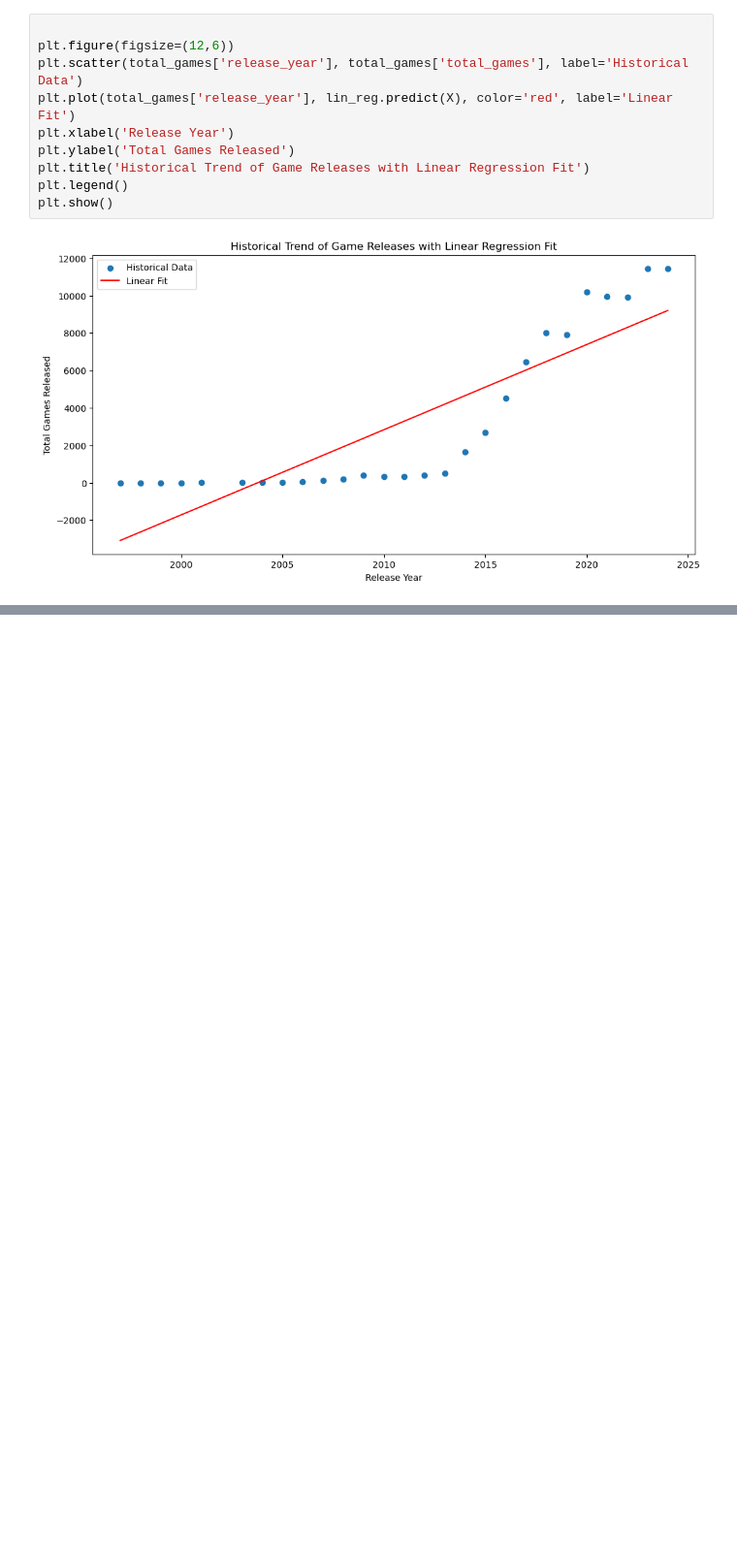
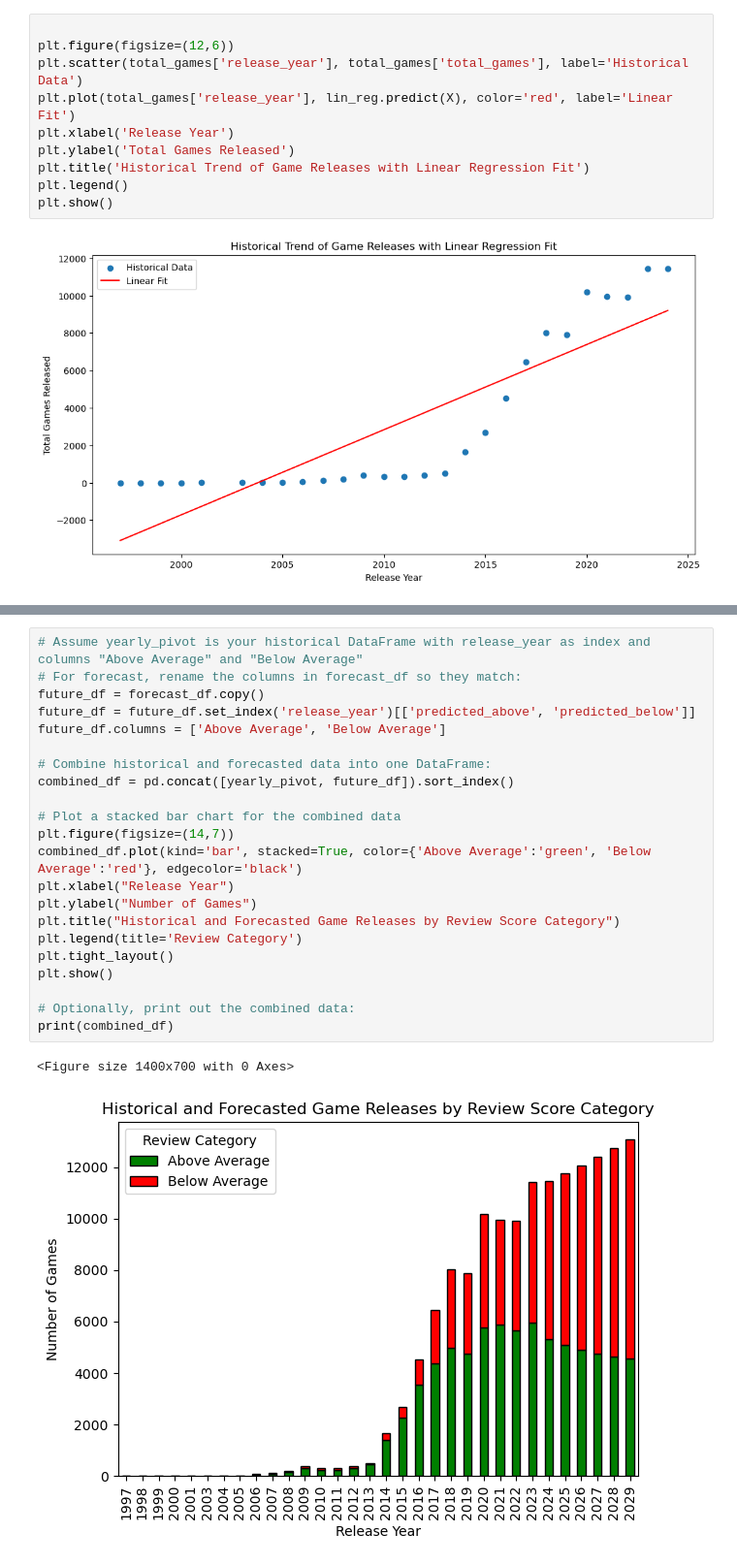
Before and after one commit to KianBahia/Steam-Data-Science-Report, a Jupyter notebook: attempt2.ipynb, the cells around one changed output, grey strips where cells are left out. Shown at 97% size. Drawn from its saved outputs; the diff is of its cells as text; blank space fills up the shorter version.

```diff
--- a/attempt2.ipynb
+++ b/attempt2.ipynb
@@ -676,0 +782,25 @@ Covariance Type:                  opg
+# %%
+# Assume yearly_pivot is your historical DataFrame with release_year as index and columns "Above Average" and "Below Average"
+# For forecast, rename the columns in forecast_df so they match:
+future_df = forecast_df.copy()
+future_df = future_df.set_index('release_year')[['predicted_above', 'predicted_below']]
+future_df.columns = ['Above Average', 'Below Average']
+
+# Combine historical and forecasted data into one DataFrame:
+combined_df = pd.concat([yearly_pivot, future_df]).sort_index()
+
+# Plot a stacked bar chart for the combined data
+plt.figure(figsize=(14,7))
+combined_df.plot(kind='bar', stacked=True, color={'Above Average':'green', 'Below Average':'red'}, edgecolor='black')
+plt.xlabel("Release Year")
+plt.ylabel("Number of Games")
+plt.title("Historical and Forecasted Game Releases by Review Score Category")
+plt.legend(title='Review Category')
+plt.tight_layout()
+plt.show()
+
+# Optionally, print out the combined data:
+print(combined_df)
+# %% [output]
+<Figure size 1400x700 with 0 Axes>
+[figure, added]
```
Also changed, not shown: parts of 6 cells of this notebook.
